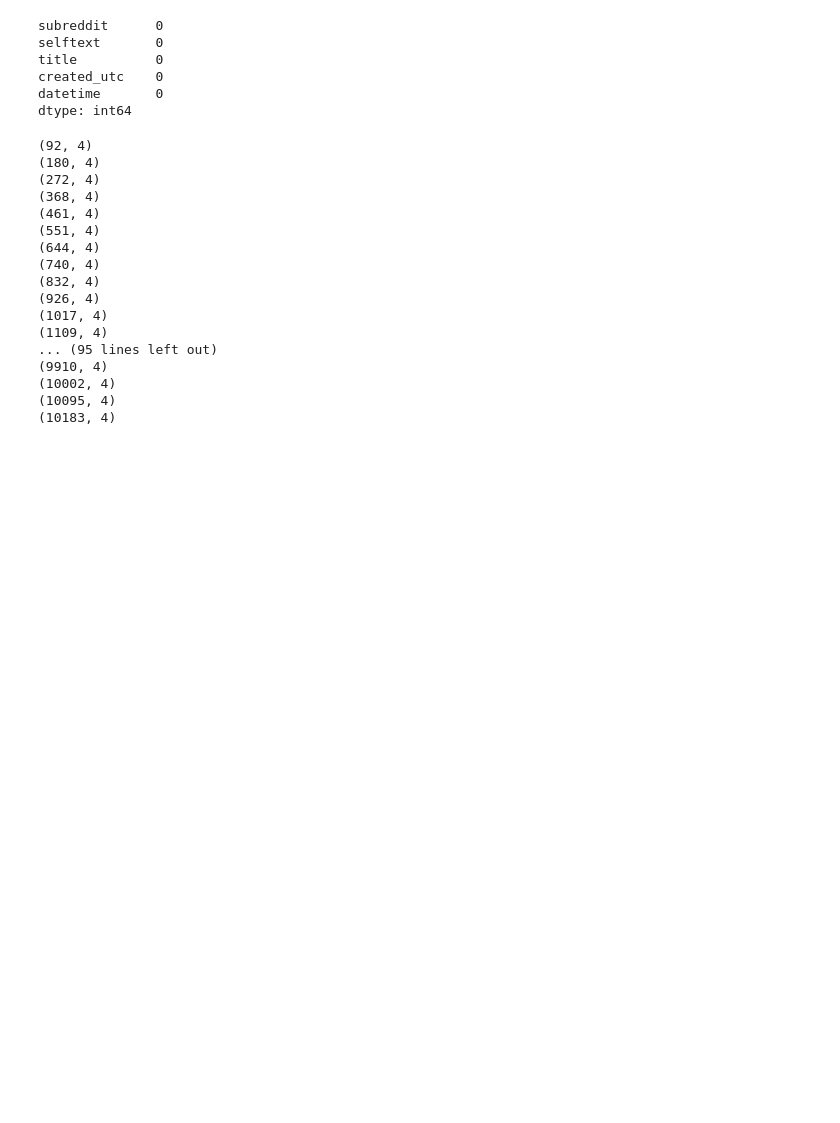
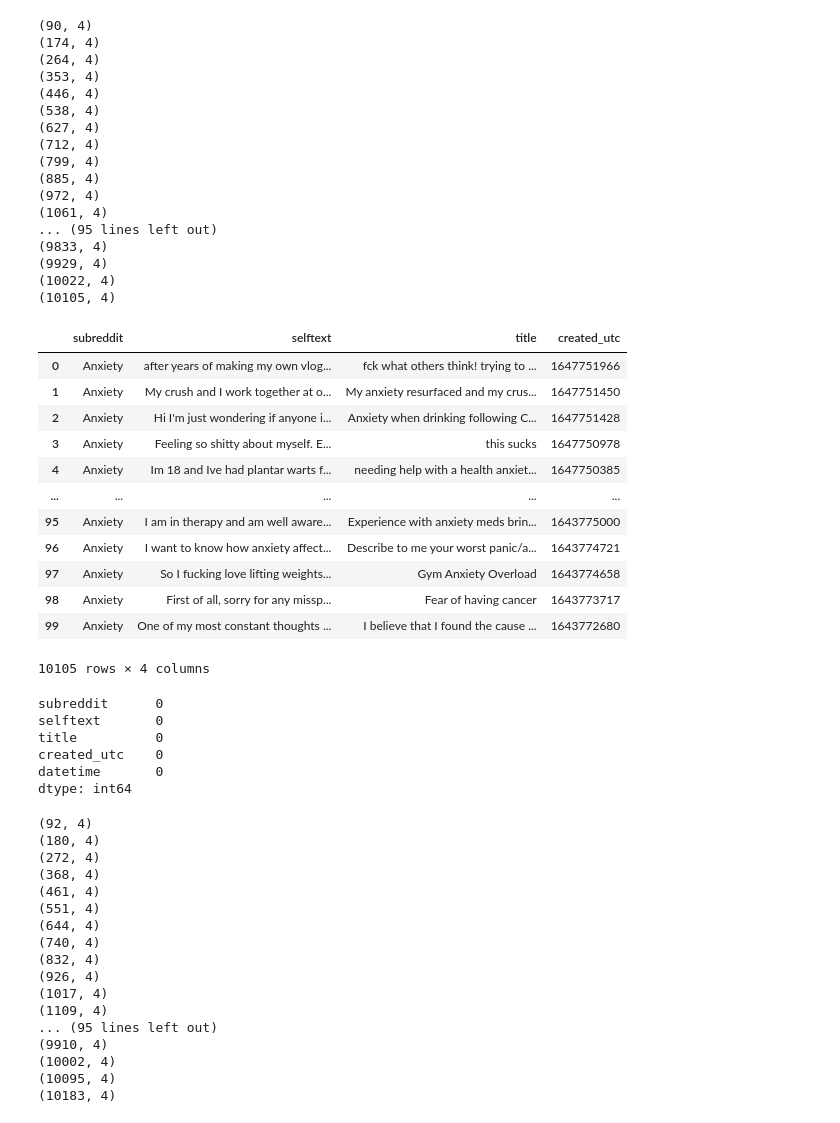
Before and after one commit to msamhz/GA-Lessons, a Jupyter notebook: project_3/Sample_test.ipynb, the cells around one changed output. Saved outputs shown, nothing was run; the diff lists cells and outputs as text; code cells hidden in the pictures; blank space fills up the shorter version.

```diff
--- a/project_3/Sample_test.ipynb
+++ b/project_3/Sample_test.ipynb
@@ -71 +17,74 @@ df
+# %%
+# initiate date to search
+date = 1647752175
+
+#instatiate main df for PTSD
+df_anxiety = pd.DataFrame(columns = ['subreddit', 'selftext', 'title','created_utc'])
+
+
+while df_anxiety.shape[0]<10100:
+    url = 'https://api.pushshift.io/reddit/search/submission'
+    params ={
+        'subreddit': 'Anxiety',
+        'before': date,
+        'size': 100
+    }
+    # create temporary df
+    data_temp = pd.DataFrame(requests.get(url,params).json()['data'])[['subreddit', 'selftext', 'title','created_utc']]
+
+    # create list for index with [removed] and ''
+    index_df_anxiety = list(
+        data_temp[
+            (data_temp['selftext'] == '[removed]')
+             | (data_temp['selftext'] == '')
+             | (data_temp['selftext'] == '[deleted]')
+             | (data_temp['selftext'].isnull())
+             | (data_temp['title'].isnull())
+
+        ].index)
+
+    # drop down all in index list
+    data_temp = data_temp.drop(index = index_df_anxiety)
+    data_temp.drop_duplicates(subset=['selftext', 'title'], keep='last', inplace=True)
+    # concat with main df
+    df_anxiety = pd.concat([df_anxiety,data_temp])
+
+    # print to check on shape
+    print(df_anxiety.shape)
+
+    # set up new date for searching after
+    date = df_anxiety.iloc[-1,-1]
+
+df_anxiety
+# %% [output]
+(90, 4)
+(174, 4)
+(264, 4)
+(353, 4)
+(446, 4)
+(538, 4)
+(627, 4)
+(712, 4)
+(799, 4)
+(885, 4)
+(972, 4)
+(1061, 4)
+... (95 lines left out)
+(9833, 4)
+(9929, 4)
+(10022, 4)
+(10105, 4)
+|  | subreddit | selftext | title | created_utc |
+| 0 | Anxiety | after years of making my own vlog... | fck what others think! trying to ... | 1647751966 |
+| 1 | Anxiety | My crush and I work together at o... | My anxiety resurfaced and my crus... | 1647751450 |
+| 2 | Anxiety | Hi I'm just wondering if anyone i... | Anxiety when drinking following C... | 1647751428 |
+| 3 | Anxiety | Feeling so shitty about myself. E... | this sucks | 1647750978 |
+| 4 | Anxiety | Im 18 and Ive had plantar warts f... | needing help with a health anxiet... | 1647750385 |
+| ... | ... | ... | ... | ... |
+| 95 | Anxiety | I am in therapy and am well aware... | Experience with anxiety meds brin... | 1643775000 |
+| 96 | Anxiety | I want to know how anxiety affect... | Describe to me your worst panic/a... | 1643774721 |
+| 97 | Anxiety | So I fucking love lifting weights... | Gym Anxiety Overload | 1643774658 |
+| 98 | Anxiety | First of all, sorry for any missp... | Fear of having cancer | 1643773717 |
+| 99 | Anxiety | One of my most constant thoughts ... | I believe that I found the cause ... | 1643772680 |
+10105 rows × 4 columns
 # %%
```
Also changed, not shown: parts of 4 cells of this notebook, 1 other file.
